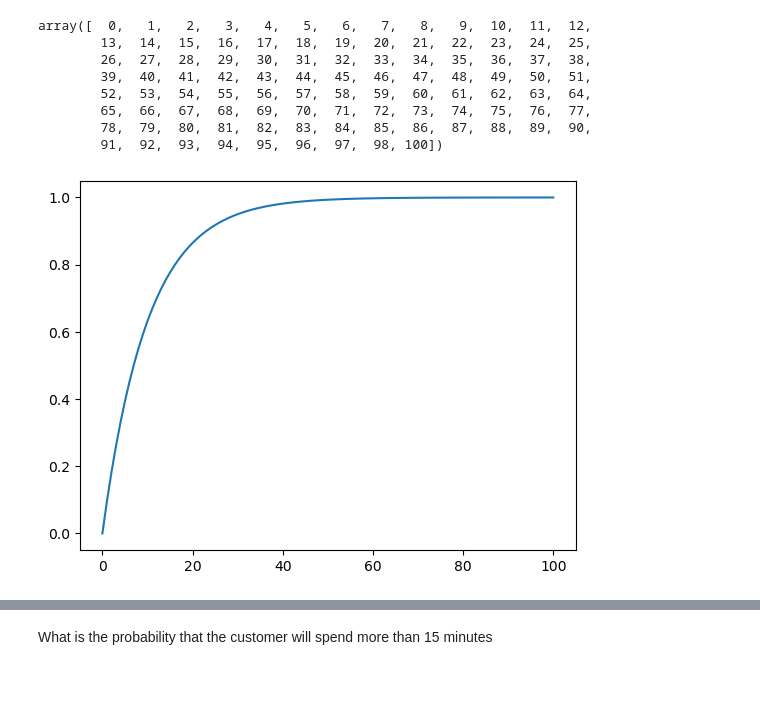
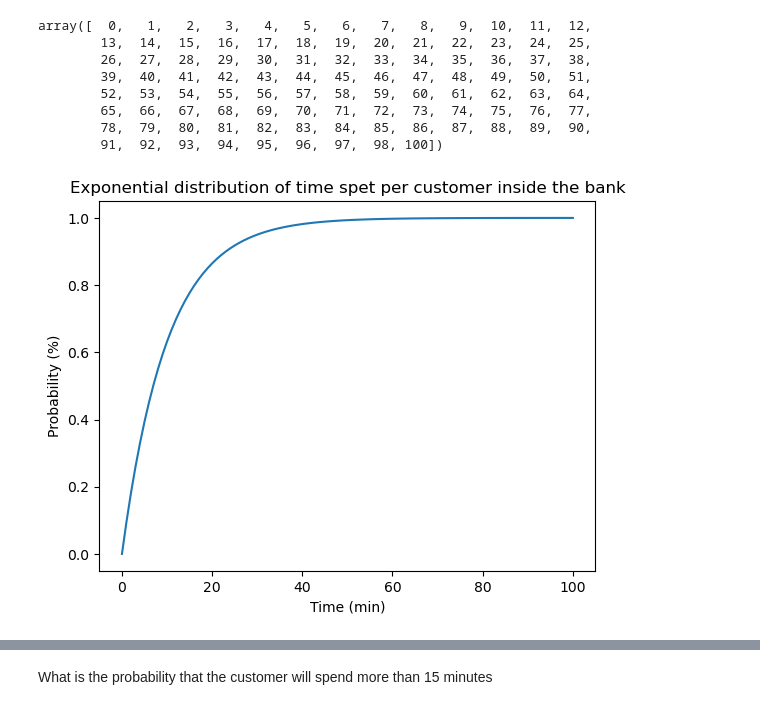
Before and after one commit to Ironhack-Data-Madrid-PartTime-Oct22/lab-continuous-probability-distribution, a Jupyter notebook: your-code/main.ipynb, the cells around one changed output, grey strips where cells are left out. Cells and saved outputs as stored; diff of their text form; code cells hidden in the pictures; blank space fills up the shorter version.

```diff
--- a/your-code/main.ipynb
+++ b/your-code/main.ipynb
@@ -224,9 +226,12 @@ array([  0,   1,   2,   3,   4,   5,   6,   7,   8,   9,  10,  11,  12,
         91,  92,  93,  94,  95,  96,  97,  98, 100])
 # %%
 prob_min_bank = my_expon.cdf(min_bank)
-plt.plot(min_bank, prob_min_bank);
+plt.plot(min_bank, prob_min_bank)
+plt.title("Exponential distribution of time spet per customer inside the bank")
+plt.xlabel("Time (min)")
+plt.ylabel("Probability (%)");
 # %% [output]
-[figure, old version]
+[figure, new version]
 # %%
 print(f'the cumulative distribution that a customer will spend less than 15 mins on the bank is: {my_expon.cdf(15)}')
 # %% [output]
```
Also changed, not shown: parts of 9 cells of this notebook.
